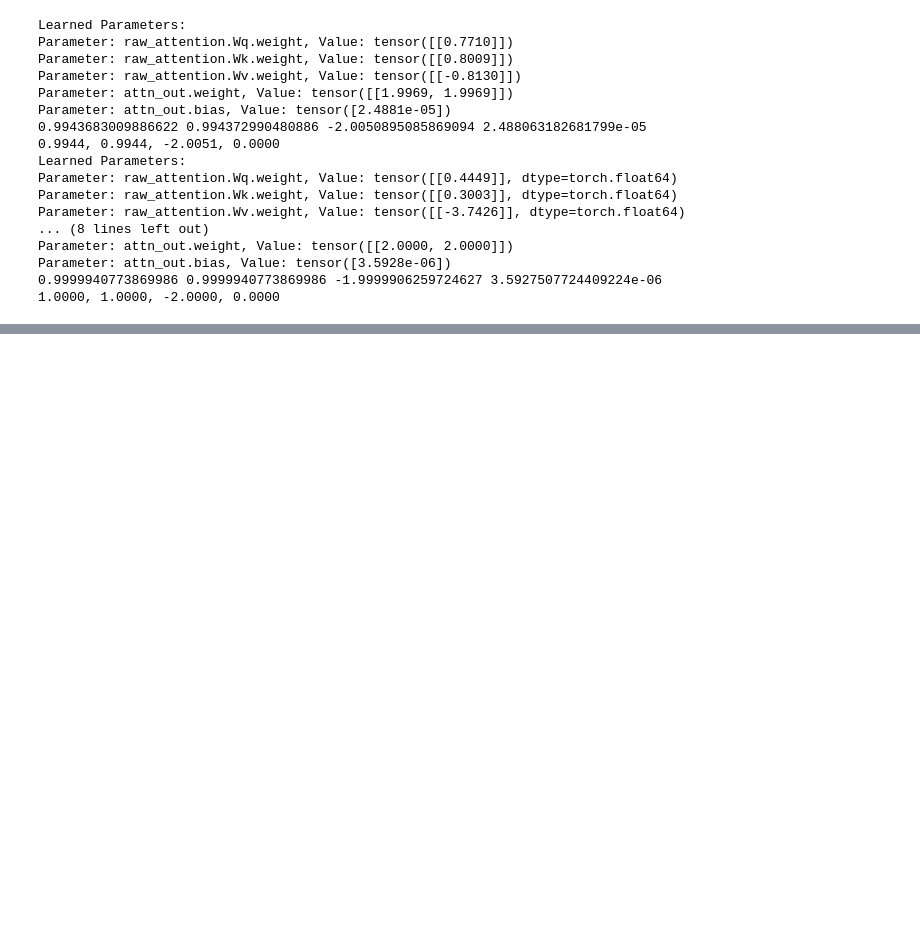
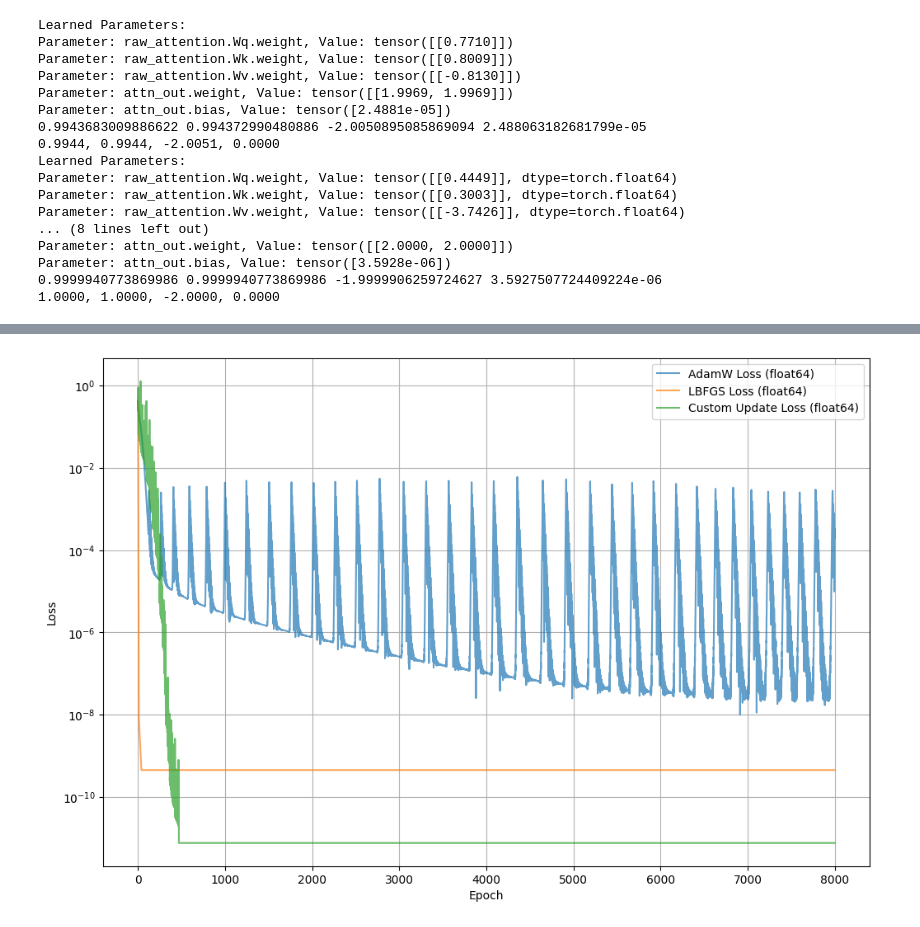
Before and after one commit to enjoyentropy-learning/basic, a Jupyter notebook: debugLogicGates.ipynb, the cells around one changed output, grey strips where cells are left out. Drawn from its saved outputs; the diff is of its cells as text; code cells hidden in the pictures; blank space fills up the shorter version.

Commit message:
extra run with float 64

```diff
--- a/debugLogicGates.ipynb
+++ b/debugLogicGates.ipynb
@@ -149,3 +149,14 @@ Parameter: attn_out.weight, Value: tensor([[2.0000, 2.0000]])
 Parameter: attn_out.bias, Value: tensor([3.5928e-06])
 0.9999940773869986 0.9999940773869986 -1.9999906259724627 3.5927507724409224e-06
 1.0000, 1.0000, -2.0000, 0.0000
+# %%
+print("--- Training with AdamW Optimizer (float64) ---")
+torch.manual_seed(0)
+torch.set_default_dtype(dtype_float64)
+
+X_64, y_64 = get_gate_data('xor', dtype=dtype_float64)
+model_adamw_64, loss_fn_adamw_64 = initialize_model_and_loss(dtype=dtype_float64)
+optimizer_adamw_64 = optim.AdamW(model_adamw_64.parameters(), lr=0.05)
+
+adamw_loss_history_64 = train_model(model_adamw_64, optimizer_adamw_64, loss_fn_adamw_64, X_64, y_64,
+                                    epochs=8000, log_interval=500, optimizer_type='adamw')
@@ -151,0 +181,11 @@ Parameter: attn_out.bias, Value: tensor([3.5928e-06])
+# %%
+print("--- Training with LBFGS Optimizer (float64) ---")
+torch.manual_seed(0)
+torch.set_default_dtype(dtype_float64)
+
+X_64, y_64 = get_gate_data('xor', dtype=dtype_float64)
+model_lbfgs_64, loss_fn_lbfgs_64 = initialize_model_and_loss(dtype=dtype_float64)
+optimizer_lbfgs_64 = torch.optim.LBFGS(model_lbfgs_64.parameters(), lr=0.05, max_iter=20, history_size=100)
+
+lbfgs_loss_history_64 = train_model(model_lbfgs_64, optimizer_lbfgs_64, loss_fn_lbfgs_64, X_64, y_64,
+                                    epochs=8000, log_interval=500, optimizer_type='lbfgs')
@@ -151,0 +210,11 @@ Parameter: attn_out.bias, Value: tensor([3.5928e-06])
+# %%
+print("--- Training with Custom Optimizer (float64) ---")
+torch.manual_seed(0)
+torch.set_default_dtype(dtype_float64)
+
+X_64, y_64 = get_gate_data('xor', dtype=dtype_float64)
+model_custom_64, loss_fn_custom_64 = initialize_model_and_loss(dtype=dtype_float64)
+
+custom_loss_history_64 = train_model(model_custom_64, None, loss_fn_custom_64, X_64, y_64,
+                                     epochs=8000, log_interval=100, optimizer_type='custom',
+                                     custom_update_fn=custom_gradient_update)
@@ -151,0 +239,13 @@ Parameter: attn_out.bias, Value: tensor([3.5928e-06])
+# %%
+plt.figure(figsize=(12, 8))
+plt.plot(adamw_loss_history_64, label='AdamW Loss (float64)', alpha=0.7)
+plt.plot(lbfgs_loss_history_64, label='LBFGS Loss (float64)', alpha=0.7)
+plt.plot(custom_loss_history_64, label='Custom Update Loss (float64)', alpha=0.7)
+plt.xlabel('Epoch')
+plt.ylabel('Loss')
+plt.legend()
+plt.grid(True)
+plt.yscale('log')
+plt.show()
+# %% [output]
+[figure, added]
```
Also changed, not shown: parts of 5 cells of this notebook.
